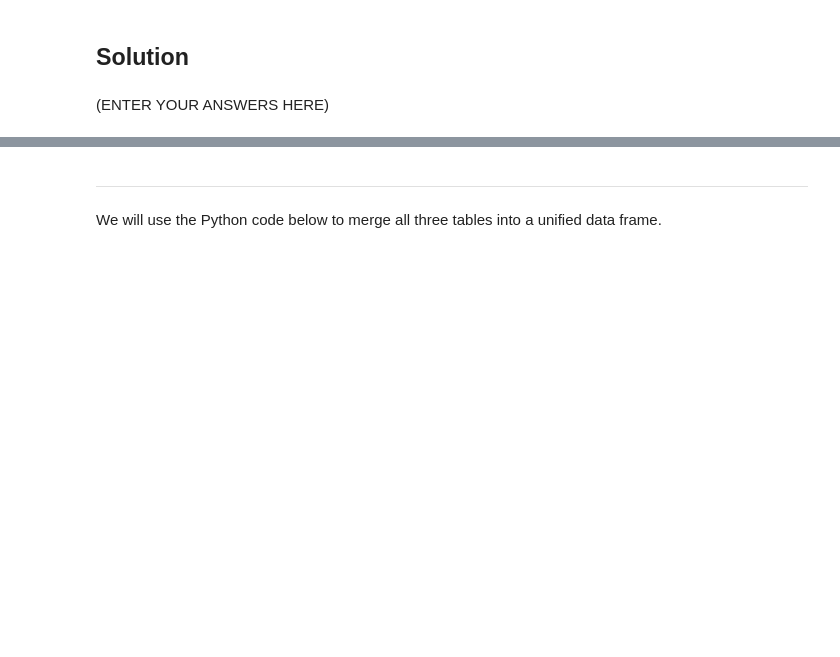
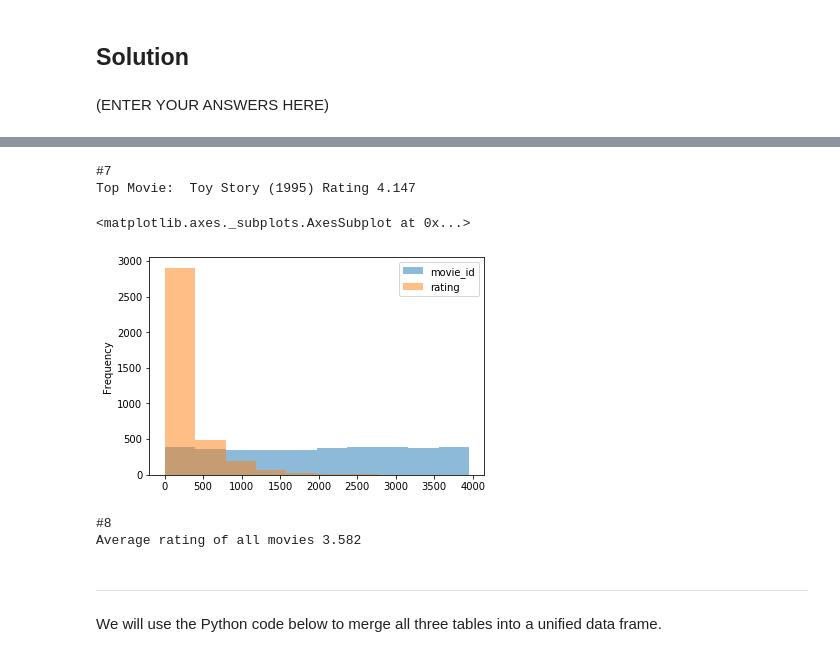
Before and after one commit to AdamCorbinFAUPhD/CAP5768-Intro-to-Data-Science, a Jupyter notebook: assignment_2/CAP5768_Assignment2_Corbin_Adam.ipynb, the cells around one changed output, grey strips where cells are left out. Cells and saved outputs as stored; diff of their text form; code cells hidden in the pictures; blank space fills up the shorter version.

Commit message:
almost finished the movies problem

```diff
--- a/assignment_2/CAP5768_Assignment2_Corbin_Adam.ipynb
+++ b/assignment_2/CAP5768_Assignment2_Corbin_Adam.ipynb
@@ -152,3 +203,23 @@ Write Python code to answer the following questions (make sure the messages disp
+# %%
+print("#7")
+mean_query = ratings.groupby('movie_id', as_index=False)["rating"].mean()
+num_1_movie_index = mean_query["movie_id"][0]
+num_1_movie_rating =  mean_query["rating"][0]
+movie_title = movies[movies['movie_id'] == num_1_movie_index]["title"][0]
+print("Top Movie: ", movie_title,"Rating", round(num_1_movie_rating,3))
+
+ratings.groupby('movie_id', as_index=False)["rating"].count().plot.hist(alpha=0.5)
+# %% [output]
+#7
+Top Movie:  Toy Story (1995) Rating 4.147
+<matplotlib.axes._subplots.AxesSubplot at 0x...>
+[figure, added]
+# %%
+print("#8")
+print("Average rating of all movies", round(ratings["rating"].mean(),3))
+# %% [output]
+#8
+Average rating of all movies 3.582
 # %% [markdown]
 -------------------
 We will use the Python code below to merge all three tables into a unified data frame.
```
Also changed, not shown: parts of 10 cells of this notebook.
